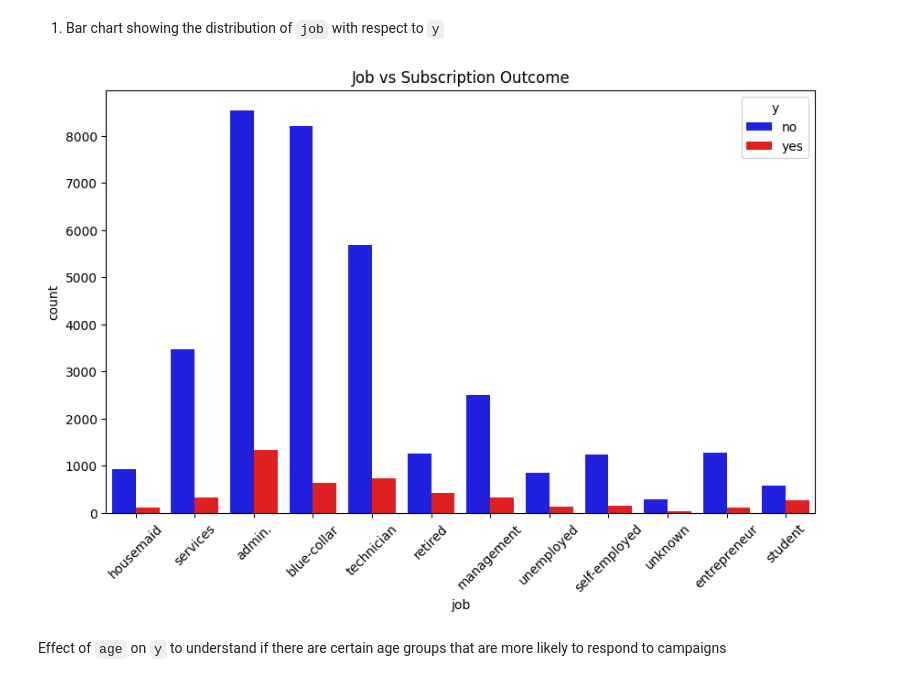
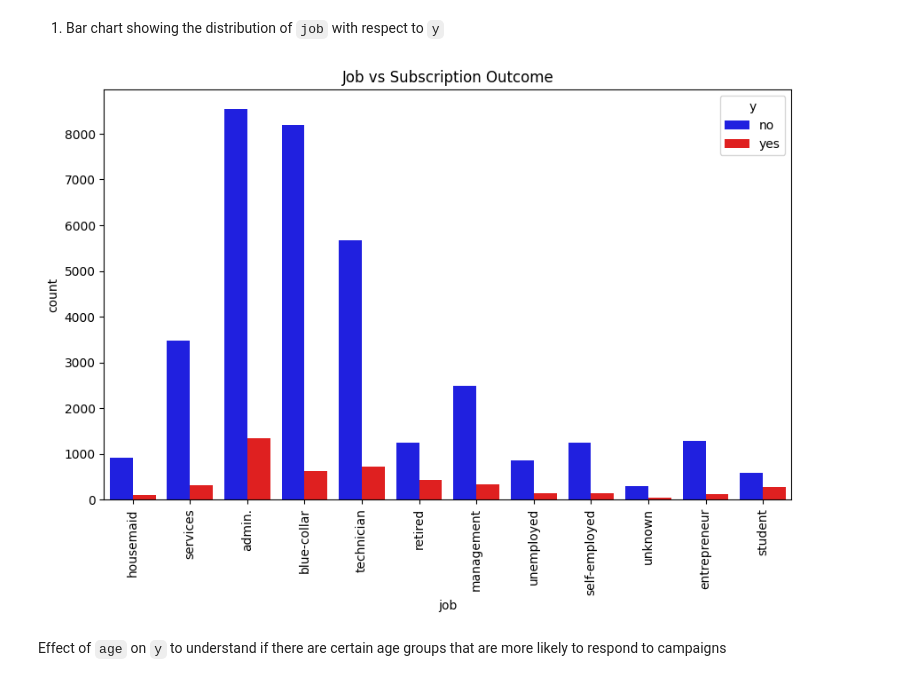
Before and after one commit to Mweru/Bank-Marketing-Data-Analysis, a Jupyter notebook: Bank_Marketing_Data_Analysis.ipynb, the cells around one changed output. Saved outputs shown, nothing was run; the diff lists cells and outputs as text; code cells hidden in the pictures.

```diff
--- a/Bank_Marketing_Data_Analysis.ipynb
+++ b/Bank_Marketing_Data_Analysis.ipynb
@@ -125,14 +134,15 @@ Below we visualize and see how the categorical variables impact the target(y)
 # %% [markdown]
 1. Bar chart showing the distribution of `job` with respect to `y`
 # %%
+# @title
 plt.figure(figsize=(10, 6))
 red_blue_palette = sns.color_palette(["blue", "red"])
 sns.countplot(x='job', hue='y', data=df, palette=red_blue_palette)
 plt.title('Job vs Subscription Outcome')
-plt.xticks(rotation=45)
+plt.xticks(rotation=90)
 plt.show()
 # %% [output]
-[figure, old version]
+[figure, new version]
 # %% [markdown]
 Effect of `age` on `y` to understand if there are certain age groups that are more likely to respond to campaigns
 # %%
```
Also changed, not shown: parts of 18 cells of this notebook.
